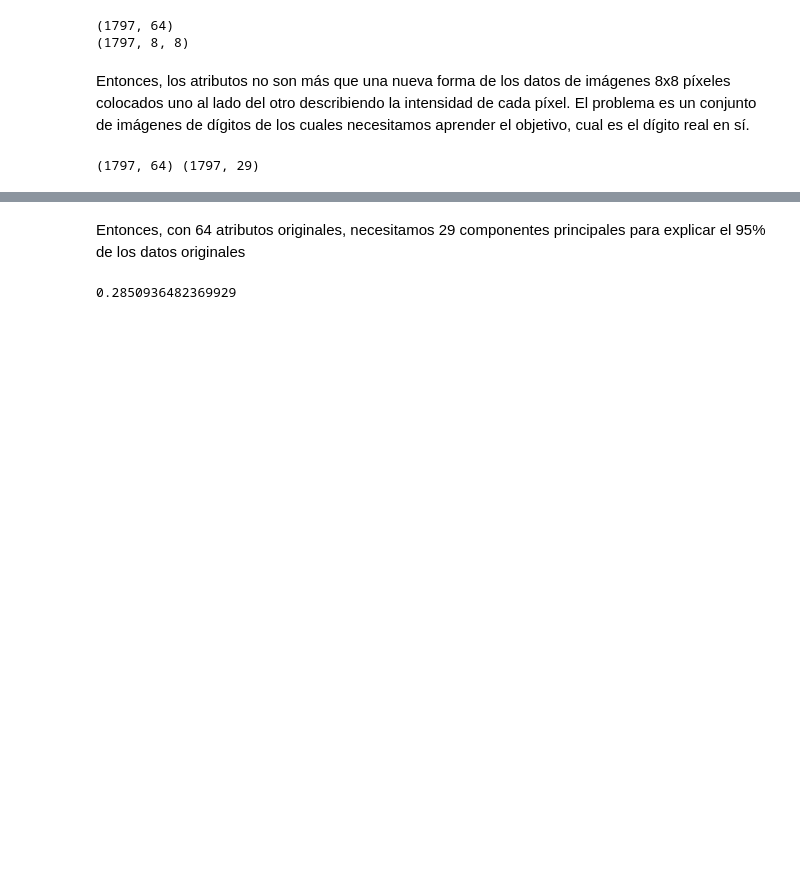
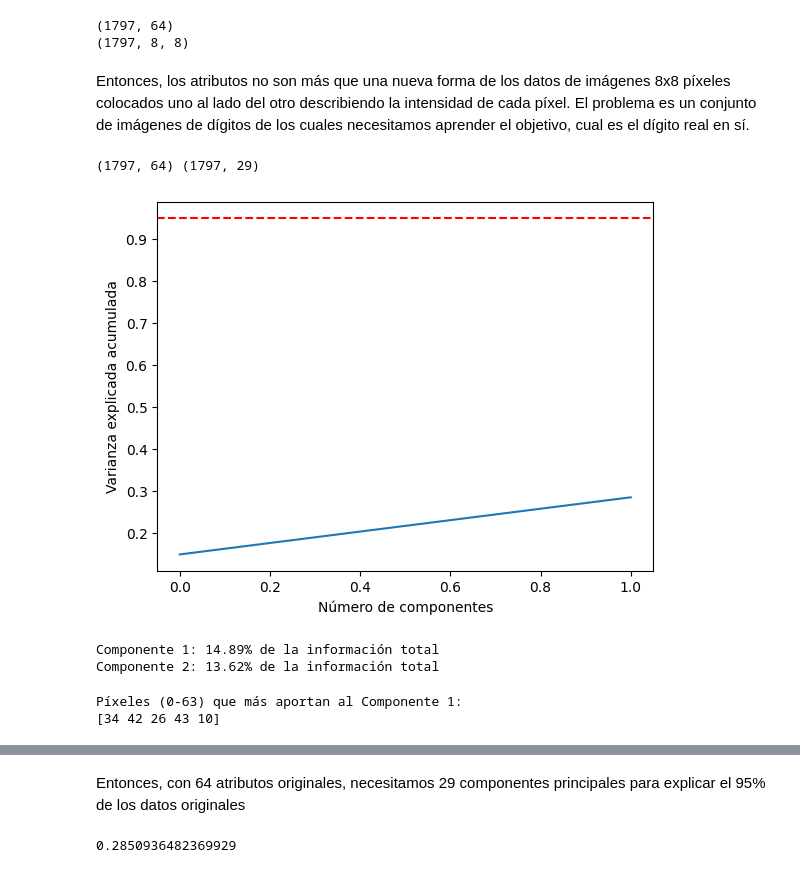
Before and after one commit to ElTioCrack/Diplomado-BigData-BI-Univalle, a Jupyter notebook: 02_Data_Analytics_Procesos_y_Tecnicas/entregas/tareas/notebooks/6.1. IA-AprendizajeNoSupervisado_1.ipynb, the cells around one changed output, grey strips where cells are left out. Drawn from its saved outputs; the diff is of its cells as text; code cells hidden in the pictures; blank space fills up the shorter version.

Commit message:
Código adjuntado durante la clase

```diff
--- a/02_Data_Analytics_Procesos_y_Tecnicas/entregas/tareas/notebooks/6.1. IA-AprendizajeNoSupervisado_1.ipynb
+++ b/02_Data_Analytics_Procesos_y_Tecnicas/entregas/tareas/notebooks/6.1. IA-AprendizajeNoSupervisado_1.ipynb
@@ -247,3 +247,43 @@ X_proj = pca_digitos.fit_transform(X)
 print(X.shape, X_proj.shape)
 # %% [output]
 (1797, 64) (1797, 29)
+# %%
+# Código adjuntado durante la clase
+import numpy as np
+import matplotlib.pyplot as plt
+
+# Varianza acumulada
+plt.plot(np.cumsum(pca_digitos.explained_variance_ratio_))
+plt.xlabel('Número de componentes')
+plt.ylabel('Varianza explicada acumulada')
+plt.axhline(y=0.95, color='r', linestyle='--') # Línea del 95%
+plt.show()
+# %% [output]
+[figure, added]
+# %%
+# Código adjuntado durante la clase
+# Obtenemos la varianza de cada componente
+varianza = pca_digitos.explained_variance_ratio_
+
+# Imprimimos los 10 primeros para ver el top
+for i, v in enumerate(varianza[:10]):
+    print(f"Componente {i+1}: {v:.2%} de la información total")
+# %% [output]
+Componente 1: 14.89% de la información total
+Componente 2: 13.62% de la información total
+# %%
+# Código adjuntado durante la clase
+import pandas as pd
+import numpy as np
+
+# Tomamos el primer componente (índice 0)
+pesos_cp1 = pca_digitos.components_[0]
+
+# Buscamos los índices de los píxeles con mayor valor absoluto
+indices_top = np.argsort(np.abs(pesos_cp1))[::-1]
+
+print("Píxeles (0-63) que más aportan al Componente 1:")
+print(indices_top[:5]) # Los 5 píxeles más influyentes
+# %% [output]
+Píxeles (0-63) que más aportan al Componente 1:
+[34 42 26 43 10]
```
Also changed, not shown: parts of 3 cells of this notebook, 1 other file.
